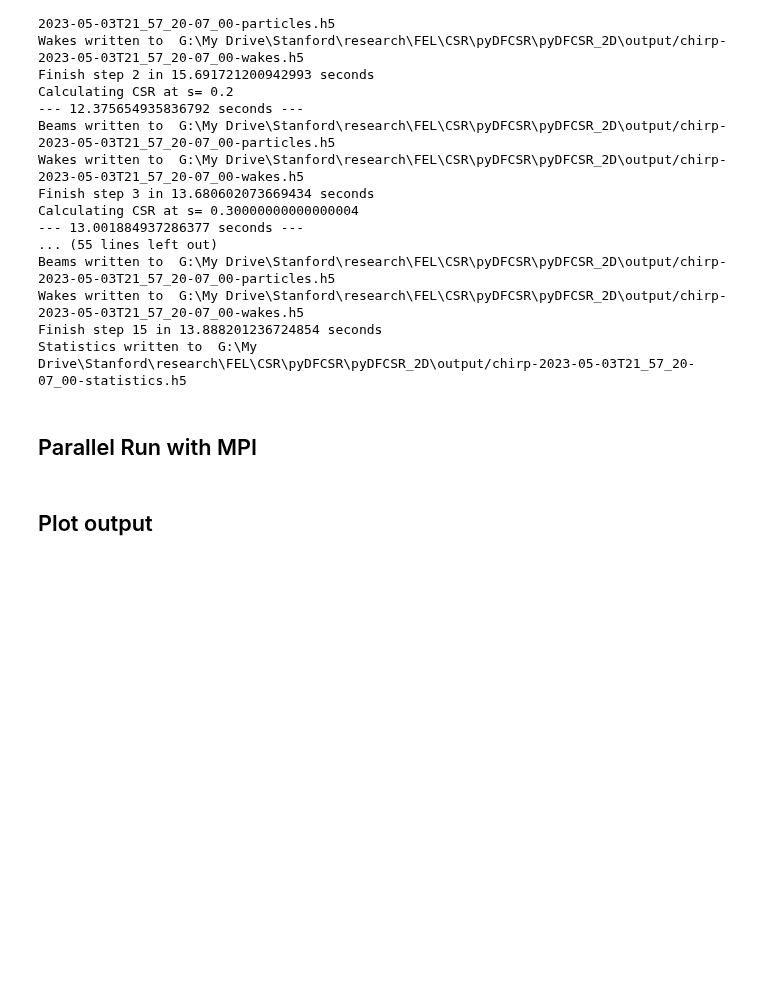
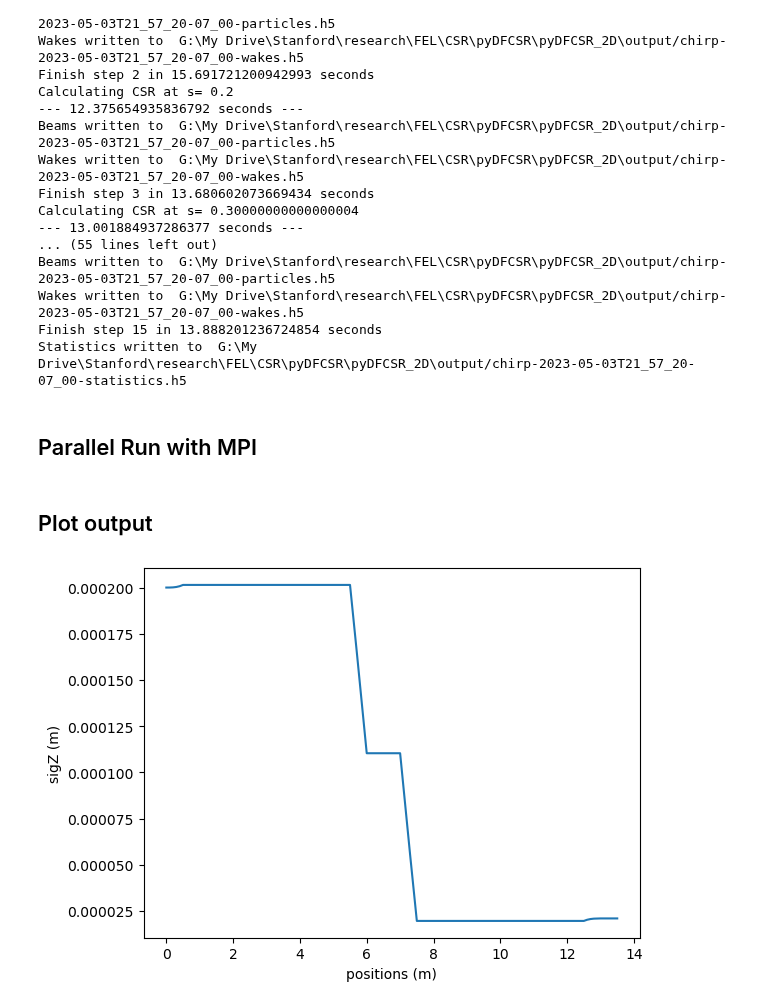
Before and after one commit to slaclab/pyDFCSR, a Jupyter notebook: pyDFCSR_2D/example.ipynb, the cells around one changed output. Saved outputs shown, nothing was run; the diff lists cells and outputs as text; code cells hidden in the pictures; blank space fills up the shorter version.

```diff
--- a/pyDFCSR_2D/example.ipynb
+++ b/pyDFCSR_2D/example.ipynb
@@ -40,8 +40,10 @@ Statistics written to  G:\My Drive\Stanford\research\FEL\CSR\pyDFCSR\pyDFCSR_2D\
 # %%
 from plot_from_output import DFCSR_postprocessor
 
-DFplot = DFCSR_postprocessor(run_name = 'chirp-2023-05-02T18_29_02-07_00',
+DFplot = DFCSR_postprocessor(run_name = 'chicane-2023-05-04T09_52_31-07_00',
                              work_dir = './output')
 # %%
 # Plot beam size along the lattice
-DFplot.plot_stats()
+DFplot.plot_stats(key = 'sigZ')
+# %% [output]
+[figure, added]
```
Also changed, not shown: parts of 2 cells of this notebook, 1 other file.
